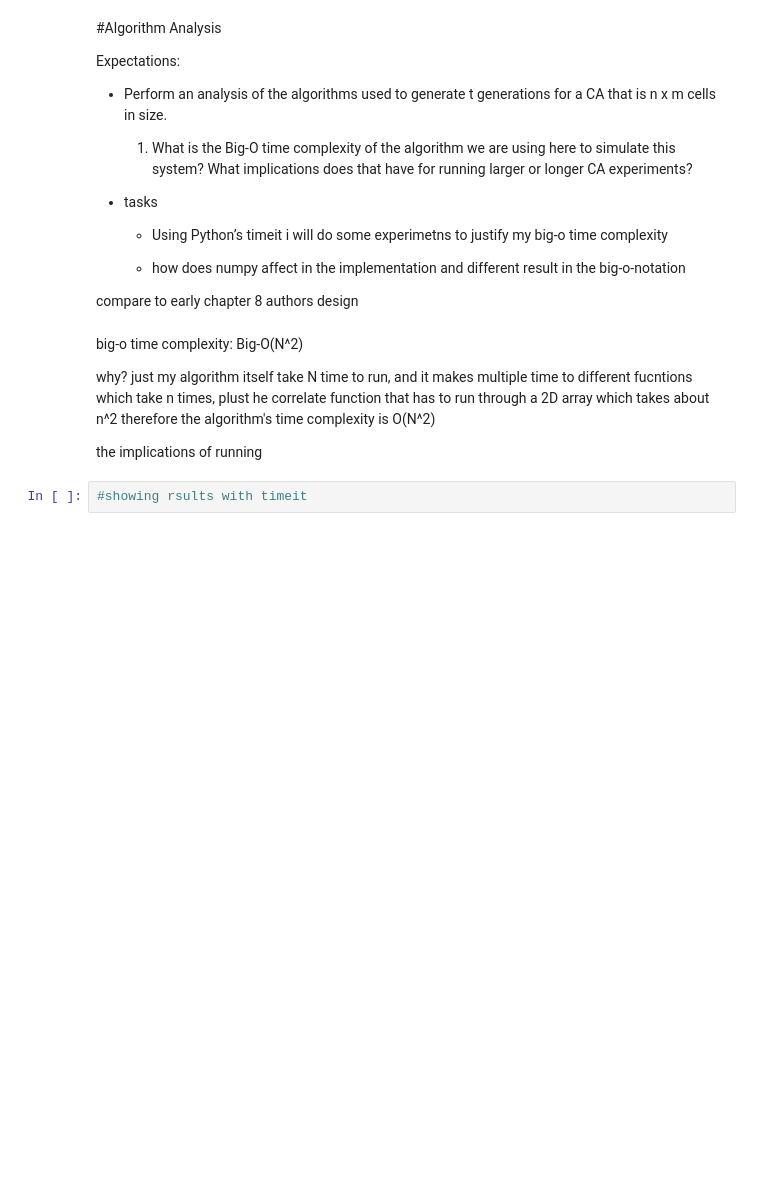
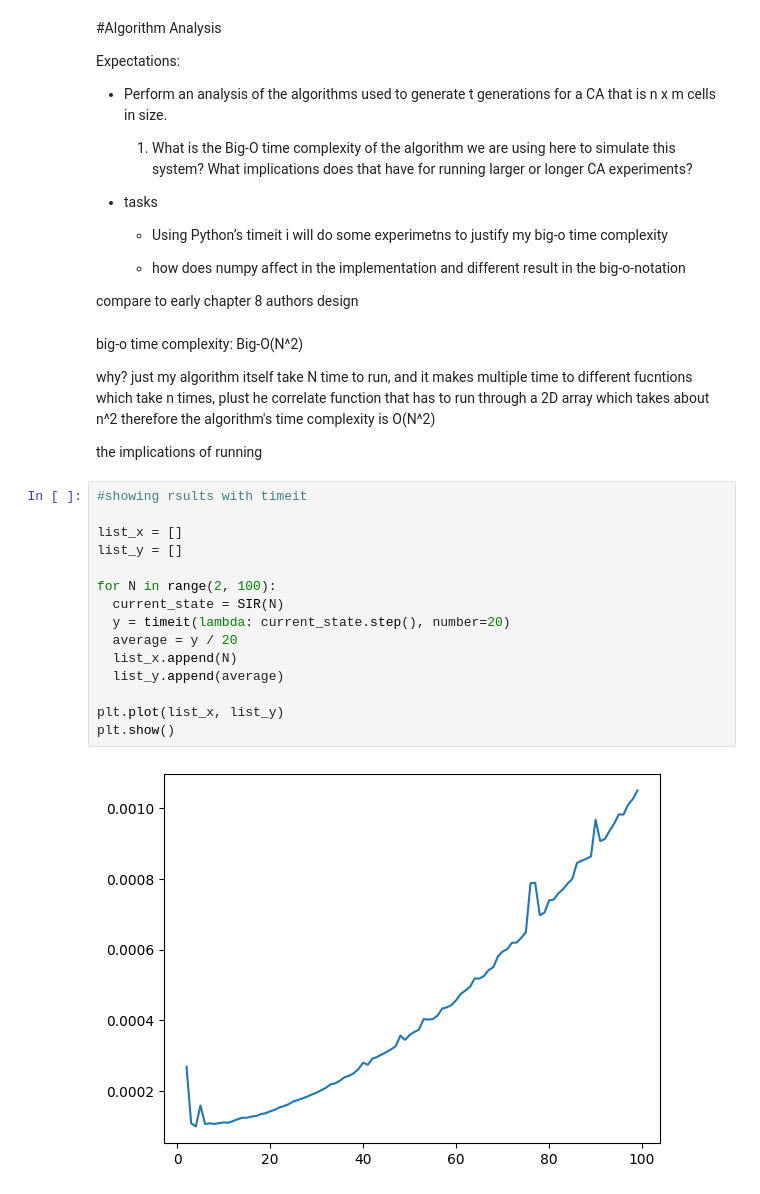
Before and after one commit to santiagosanchez15/comp-215-simulation-project, a Jupyter notebook: comp_215_project_2_simul.ipynb, the cells around one changed output. Cells and saved outputs as stored; diff of their text form; blank space fills up the shorter version.

```diff
--- a/comp_215_project_2_simul.ipynb
+++ b/comp_215_project_2_simul.ipynb
@@ -358,5 +359,20 @@ why?
 just my algorithm itself take N time to run, and it makes multiple time to different fucntions which take n times, plust he correlate function that has to run through a 2D array which takes about n^2 therefore the algorithm's time complexity is O(N^2)
 
 the implications of running
-# %%
-#showing rsults with timeit
+# %%
+#showing rsults with timeit
+
+list_x = []
+list_y = []
+
+for N in range(2, 100):
+  current_state = SIR(N)
+  y = timeit(lambda: current_state.step(), number=20)
+  average = y / 20
+  list_x.append(N)
+  list_y.append(average)
+
+plt.plot(list_x, list_y)
+plt.show()
+# %% [output]
+[figure, added]
```
Also changed, not shown: parts of 6 cells of this notebook.
